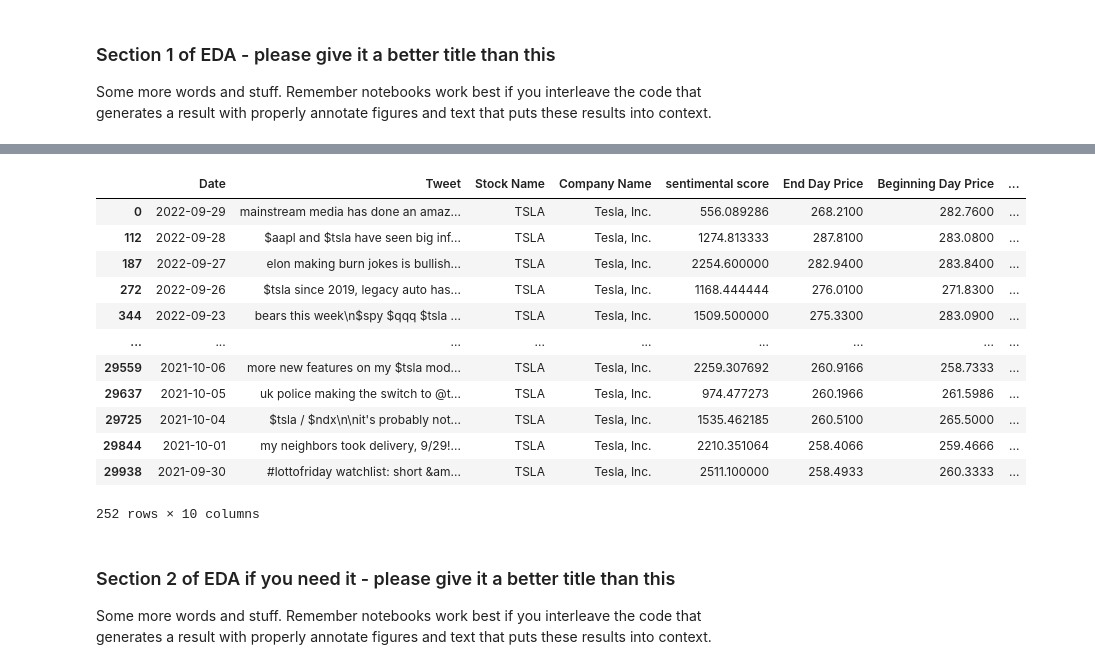
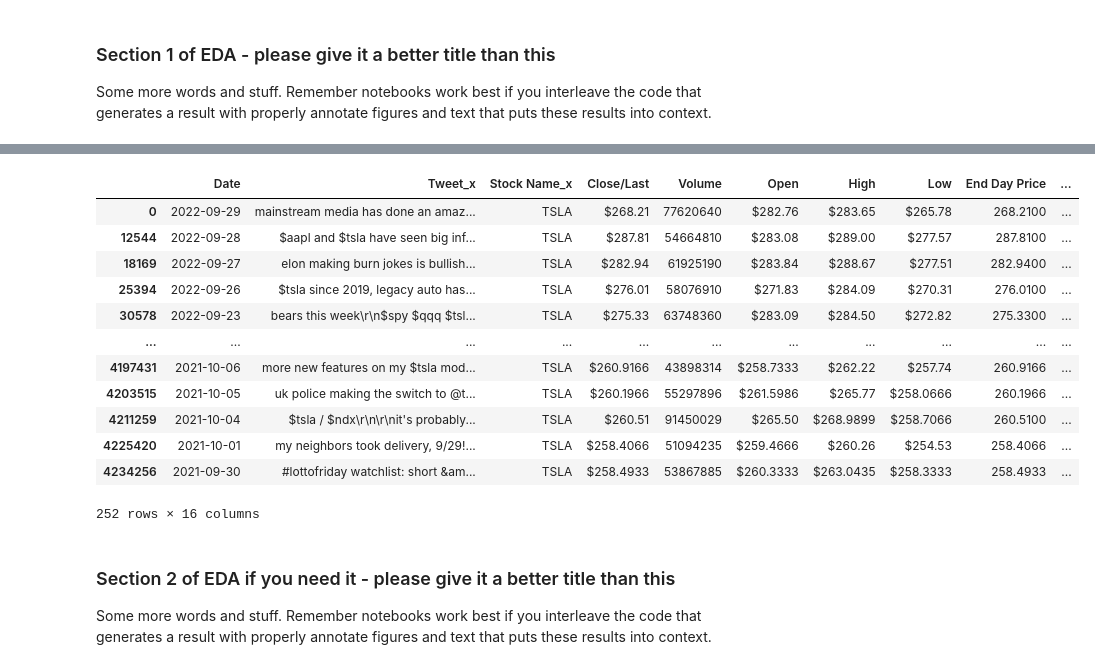
Before and after one commit to theTY2002/COGS-108-Final-Project, a Jupyter notebook: EDACheckpoint_Group116_FA23.ipynb, the cells around one changed output, grey strips where cells are left out. Cells and saved outputs as stored; diff of their text form; code cells hidden in the pictures.

```diff
--- a/EDACheckpoint_Group116_FA23.ipynb
+++ b/EDACheckpoint_Group116_FA23.ipynb
@@ -548,5 +546,6 @@ Some more words and stuff.  Remember notebooks work best if you interleave the c
 # %%
 ## YOUR CODE HERE
 tweet_tesla = pd.merge(tweet_tesla, tesla, on='Date', how='inner')
+tweet_tesla = pd.merge(tweet_tesla, tesla_tweets, on='Date', how='inner')
 tweet_tesla
 # %% [output]
@@ -584,21 +583,21 @@ tweet_tesla
 # %%
-tweet_tesla['sentimental score'] = tweet_tesla['sentimental score']*100
+tweet_tesla['sentimental score'] = tweet_tesla['sentimental score']
 tweet_tesla = tweet_tesla.drop_duplicates(subset='Date', keep='first')
 tweet_tesla
 # %% [output]
-|  | Date | Tweet | Stock Name | Company Name | sentimental score | End Day Price | Beginning Day Price | ... |
-| 0 | 2022-09-29 | mainstream media has done an amaz... | TSLA | Tesla, Inc. | 556.089286 | 268.2100 | 282.7600 | ... |
-| 112 | 2022-09-28 | $aapl and $tsla have seen big inf... | TSLA | Tesla, Inc. | 1274.813333 | 287.8100 | 283.0800 | ... |
-| 187 | 2022-09-27 | elon making burn jokes is bullish... | TSLA | Tesla, Inc. | 2254.600000 | 282.9400 | 283.8400 | ... |
-| 272 | 2022-09-26 | $tsla since 2019, legacy auto has... | TSLA | Tesla, Inc. | 1168.444444 | 276.0100 | 271.8300 | ... |
-| 344 | 2022-09-23 | bears this week\n$spy $qqq $tsla ... | TSLA | Tesla, Inc. | 1509.500000 | 275.3300 | 283.0900 | ... |
-| ... | ... | ... | ... | ... | ... | ... | ... | ... |
-| 29559 | 2021-10-06 | more new features on my $tsla mod... | TSLA | Tesla, Inc. | 2259.307692 | 260.9166 | 258.7333 | ... |
-| 29637 | 2021-10-05 | uk police making the switch to @t... | TSLA | Tesla, Inc. | 974.477273 | 260.1966 | 261.5986 | ... |
-| 29725 | 2021-10-04 | $tsla / $ndx\n\nit's probably not... | TSLA | Tesla, Inc. | 1535.462185 | 260.5100 | 265.5000 | ... |
-| 29844 | 2021-10-01 | my neighbors took delivery, 9/29!... | TSLA | Tesla, Inc. | 2210.351064 | 258.4066 | 259.4666 | ... |
-| 29938 | 2021-09-30 | #lottofriday watchlist: short &am... | TSLA | Tesla, Inc. | 2511.100000 | 258.4933 | 260.3333 | ... |
+|  | Date | Tweet_x | Stock Name_x | Close/Last | Volume | Open | High | Low | End Day Price | ... |
+| 0 | 2022-09-29 | mainstream media has done an amaz... | TSLA | $268.21 | 77620640 | $282.76 | $283.65 | $265.78 | 268.2100 | ... |
+| 12544 | 2022-09-28 | $aapl and $tsla have seen big inf... | TSLA | $287.81 | 54664810 | $283.08 | $289.00 | $277.57 | 287.8100 | ... |
+| 18169 | 2022-09-27 | elon making burn jokes is bullish... | TSLA | $282.94 | 61925190 | $283.84 | $288.67 | $277.51 | 282.9400 | ... |
+| 25394 | 2022-09-26 | $tsla since 2019, legacy auto has... | TSLA | $276.01 | 58076910 | $271.83 | $284.09 | $270.31 | 276.0100 | ... |
+| 30578 | 2022-09-23 | bears this week\r\n$spy $qqq $tsl... | TSLA | $275.33 | 63748360 | $283.09 | $284.50 | $272.82 | 275.3300 | ... |
+| ... | ... | ... | ... | ... | ... | ... | ... | ... | ... | ... |
+| 4197431 | 2021-10-06 | more new features on my $tsla mod... | TSLA | $260.9166 | 43898314 | $258.7333 | $262.22 | $257.74 | 260.9166 | ... |
+| 4203515 | 2021-10-05 | uk police making the switch to @t... | TSLA | $260.1966 | 55297896 | $261.5986 | $265.77 | $258.0666 | 260.1966 | ... |
+| 4211259 | 2021-10-04 | $tsla / $ndx\r\n\r\nit's probably... | TSLA | $260.51 | 91450029 | $265.50 | $268.9899 | $258.7066 | 260.5100 | ... |
+| 4225420 | 2021-10-01 | my neighbors took delivery, 9/29!... | TSLA | $258.4066 | 51094235 | $259.4666 | $260.26 | $254.53 | 258.4066 | ... |
+| 4234256 | 2021-09-30 | #lottofriday watchlist: short &am... | TSLA | $258.4933 | 53867885 | $260.3333 | $263.0435 | $258.3333 | 258.4933 | ... |
-252 rows × 10 columns
+252 rows × 16 columns
 # %% [markdown]
 ### Section 2 of EDA if you need it  - please give it a better title than this
 
```
Also changed, not shown: parts of 13 cells of this notebook.
